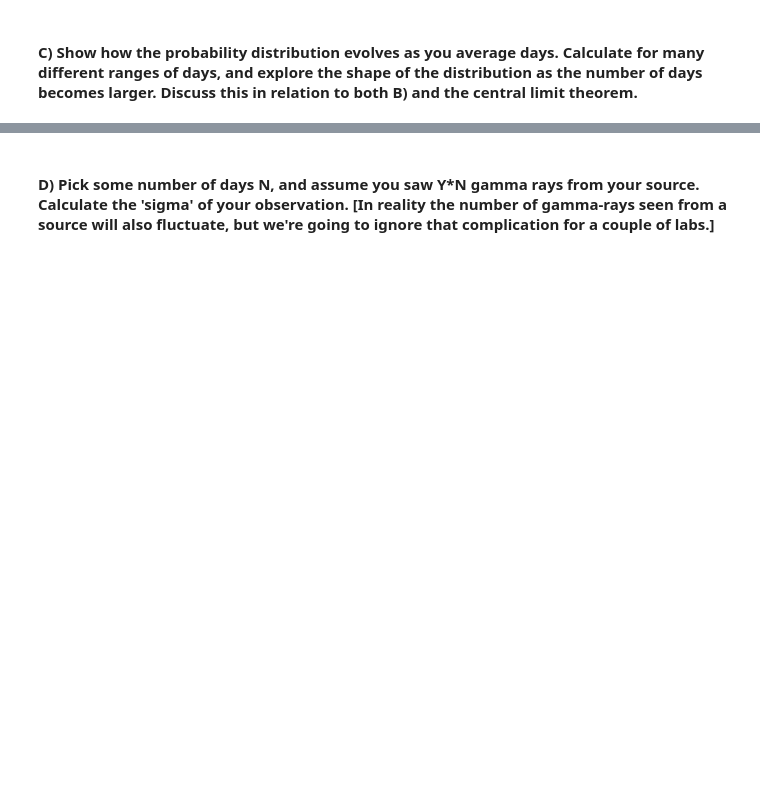
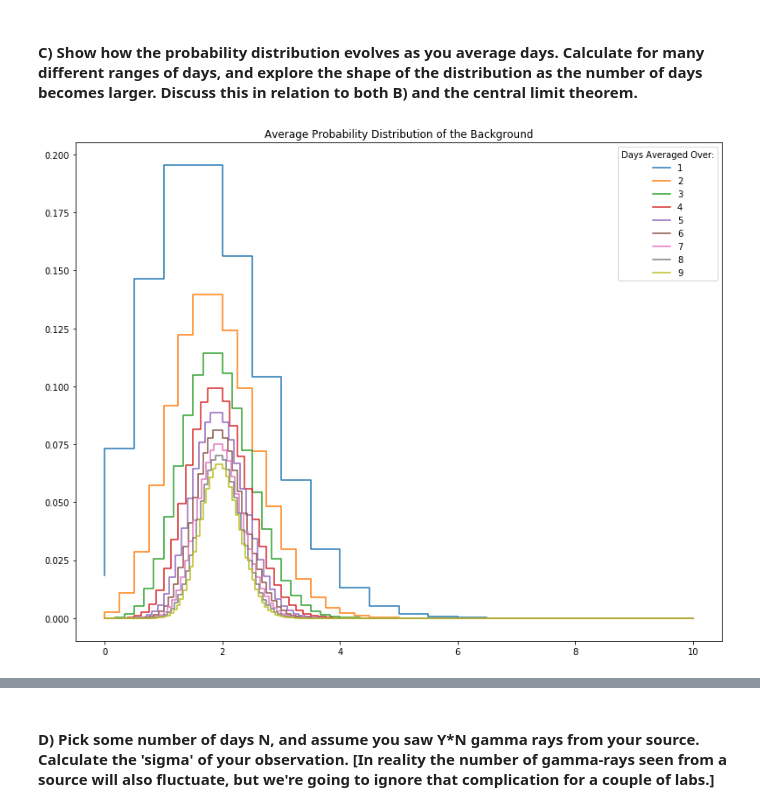
Before and after one commit to lexie98/Physics434, a Jupyter notebook: Lab2.ipynb, the cells around one changed output, grey strips where cells are left out. Saved outputs shown, nothing was run; the diff lists cells and outputs as text; code cells hidden in the pictures; blank space fills up the shorter version.

```diff
--- a/Lab2.ipynb
+++ b/Lab2.ipynb
@@ -19,2 +70,18 @@ from scipy import stats
 # %% [markdown]
 #### C) Show how the probability distribution evolves as you average days. Calculate for many different ranges of days, and explore the shape of the distribution as the number of days becomes larger. Discuss this in relation to both B) and the central limit theorem.
+# %%
+fig,ax = plt.subplots(1,1)
+fig.set_size_inches(11,8.5)
+
+fig.tight_layout()
+
+ave = base
+for day in range(1,10):
+    x = np.linspace(0,10,ave.size)
+    ax.step(x, ave, label=day)
+    ave = np.convolve(ave,base)
+
+ax.set_title('Average Probability Distribution of the Background')
+plt.legend(title="Days Averaged Over:");
+# %% [output]
+[figure, added]
```
Also changed, not shown: parts of 29 cells of this notebook.
